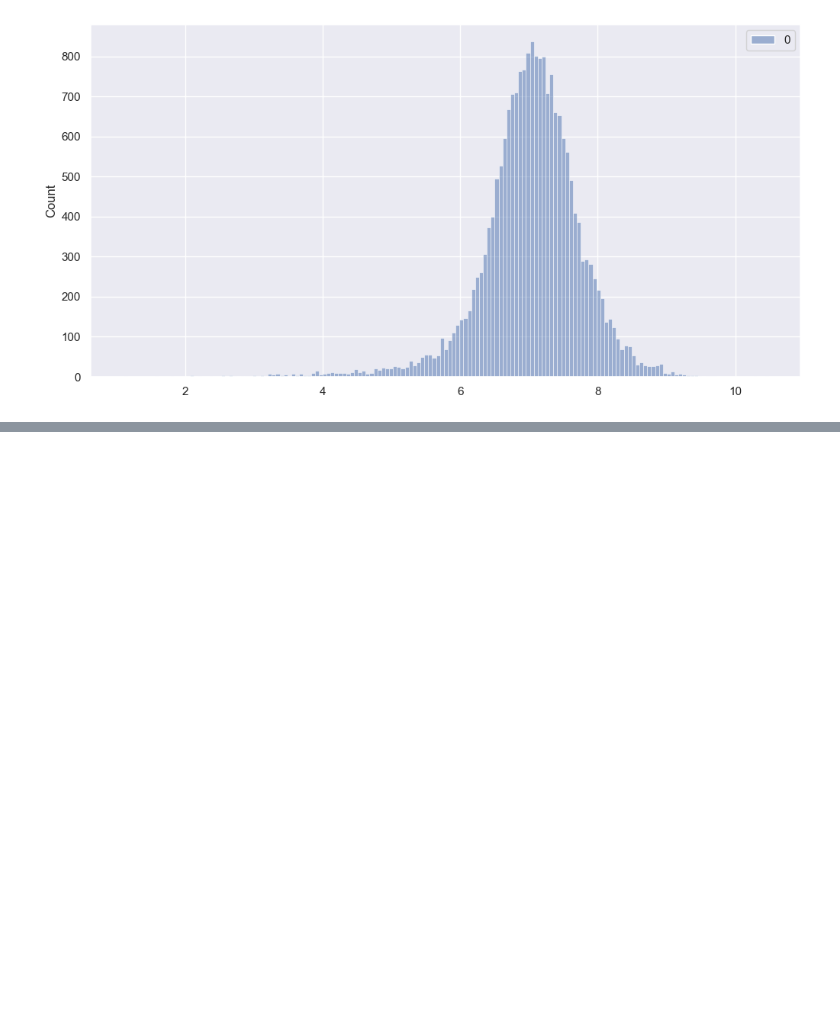
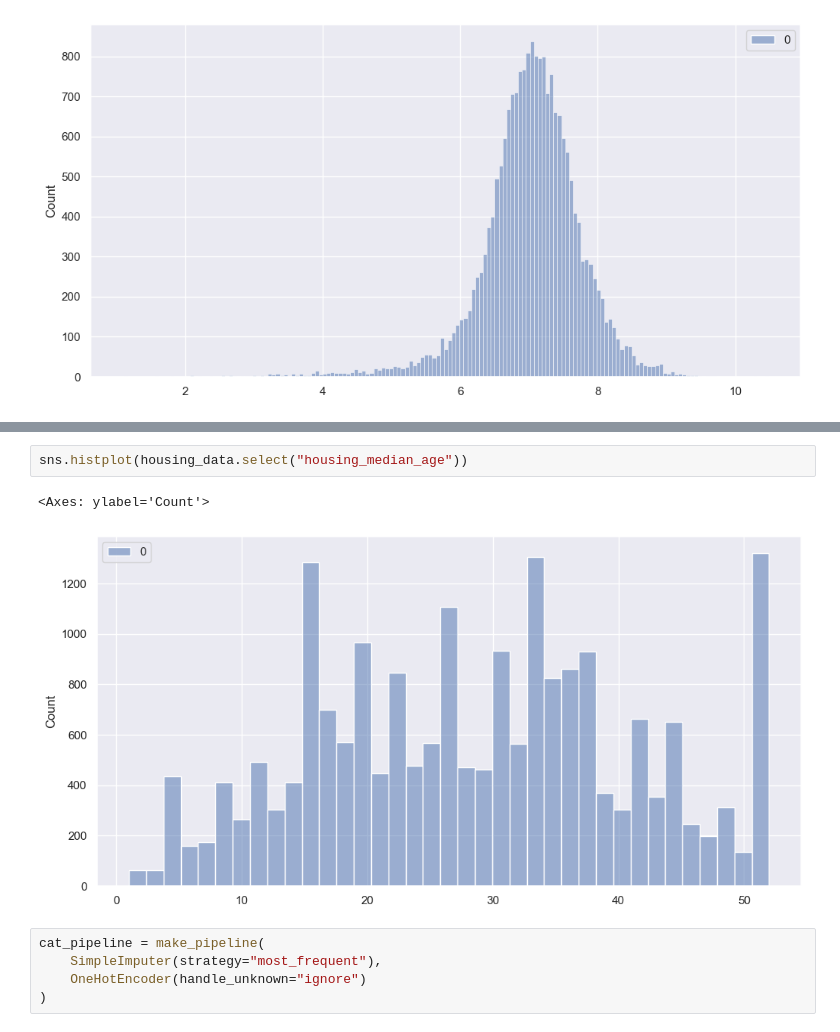
Before and after one commit to karl-sparks/ks-portfolio, a Jupyter notebook: HOML_practice_notebooks/Chapter 2 - End-to-end ML project.ipynb, the cells around one changed output, grey strips where cells are left out. Cells and saved outputs as stored; diff of their text form; blank space fills up the shorter version.

```diff
--- a/HOML_practice_notebooks/Chapter 2 - End-to-end ML project.ipynb
+++ b/HOML_practice_notebooks/Chapter 2 - End-to-end ML project.ipynb
@@ -197,0 +227,10 @@ sns.histplot(data=log_pop)
+# %%
+sns.histplot(housing_data.select("housing_median_age"))
+# %% [output]
+<Axes: ylabel='Count'>
+[figure, added]
+# %%
+cat_pipeline = make_pipeline(
+    SimpleImputer(strategy="most_frequent"),
+    OneHotEncoder(handle_unknown="ignore")
+)
```
Also changed, not shown: parts of 8 cells of this notebook.
